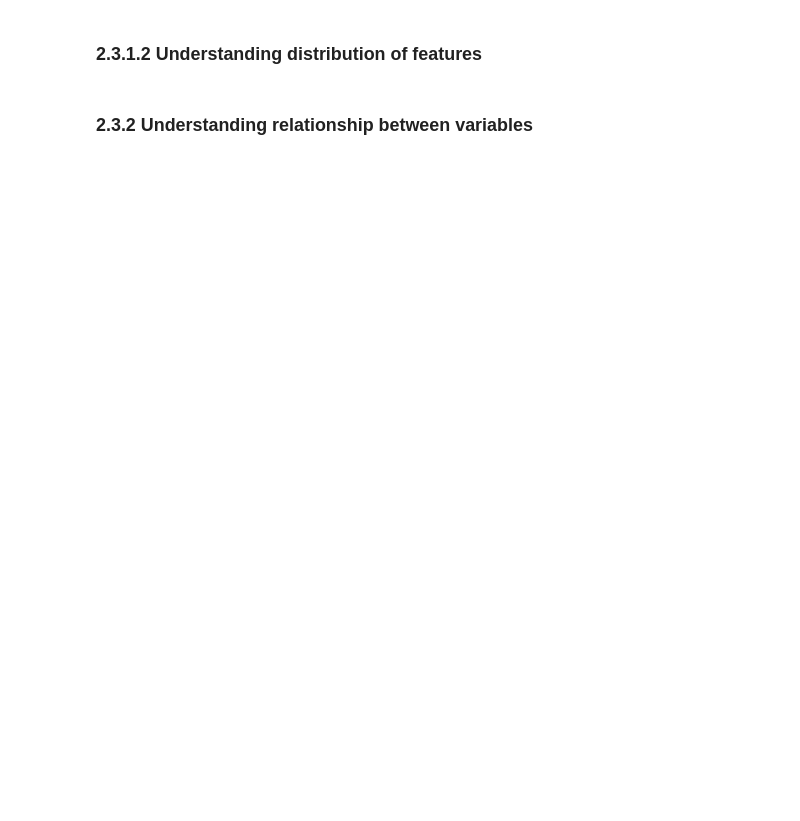
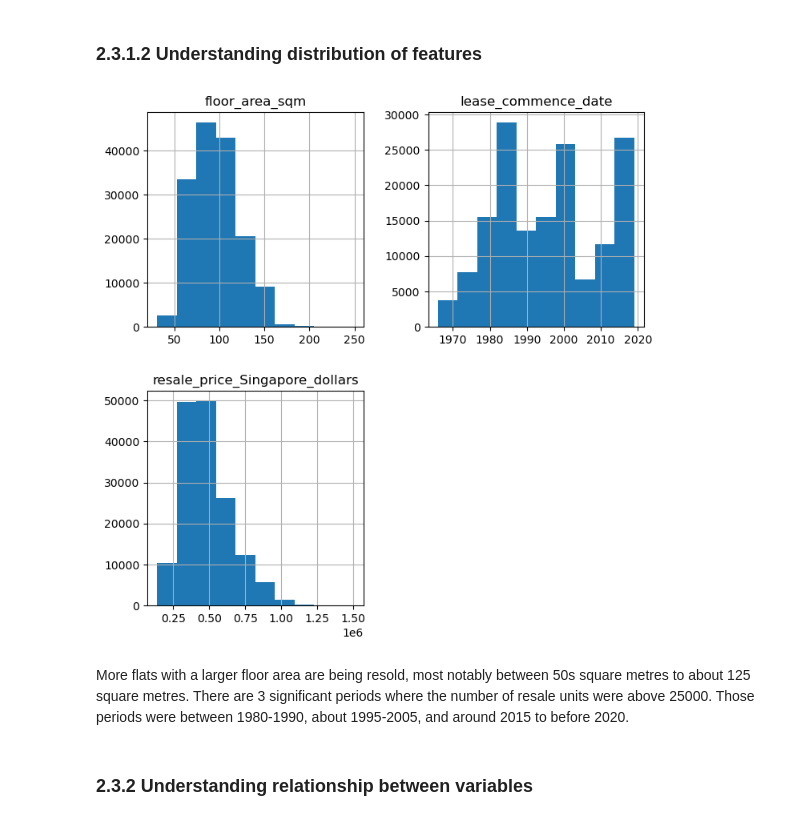
Before and after one commit to gesvda/mldp-project, a Jupyter notebook: MLDP Program Codes Submission Template.ipynb, the cells around one changed output. Cells and saved outputs as stored; diff of their text form; code cells hidden in the pictures; blank space fills up the shorter version.

```diff
--- a/MLDP Program Codes Submission Template.ipynb
+++ b/MLDP Program Codes Submission Template.ipynb
@@ -122,6 +135,13 @@ df.describe(include="all")
 ### 2.3.1.2 Understanding distribution of features
 # %%
 ## Understanding distribution of features
+df.hist(figsize=(8,8))
+plt.show()
+# %% [output]
+[figure, added]
+# %% [markdown]
+More flats with a larger floor area are being resold, most notably between 50s square metres to about 125 square metres.
+There are 3 significant periods where the number of resale units were above 25000. Those periods were between 1980-1990, about 1995-2005, and around 2015 to before 2020.
 # %% [markdown]
 ### 2.3.2 Understanding relationship between variables
 # %%
```
Also changed, not shown: parts of 4 cells of this notebook.
